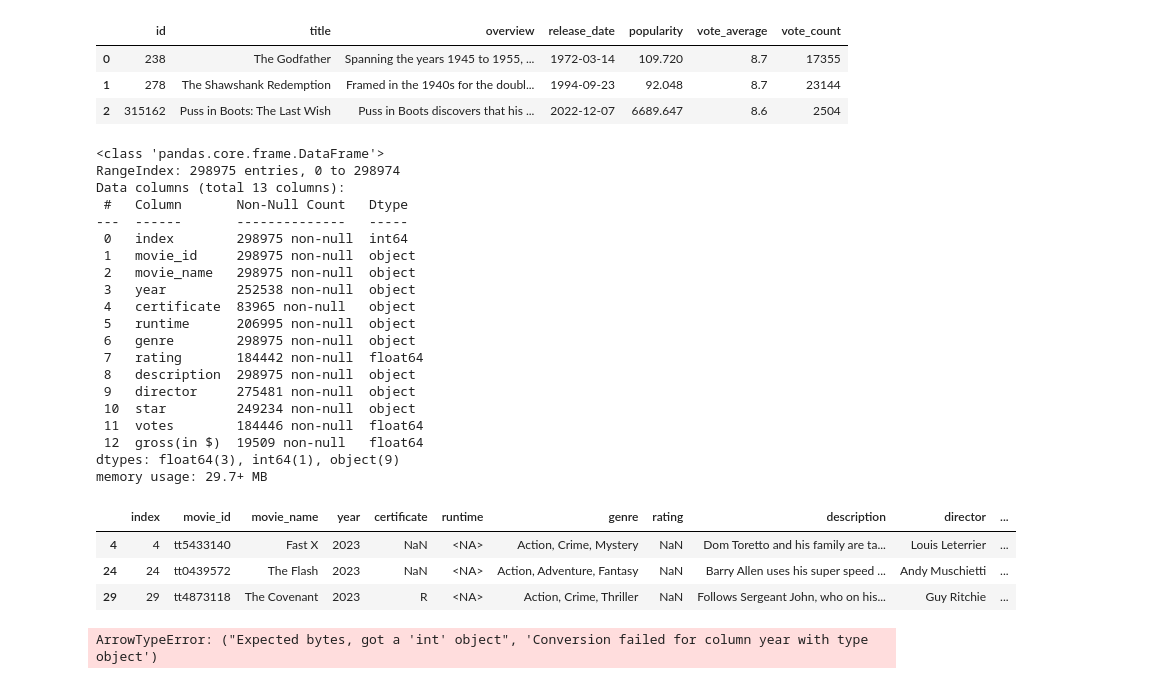
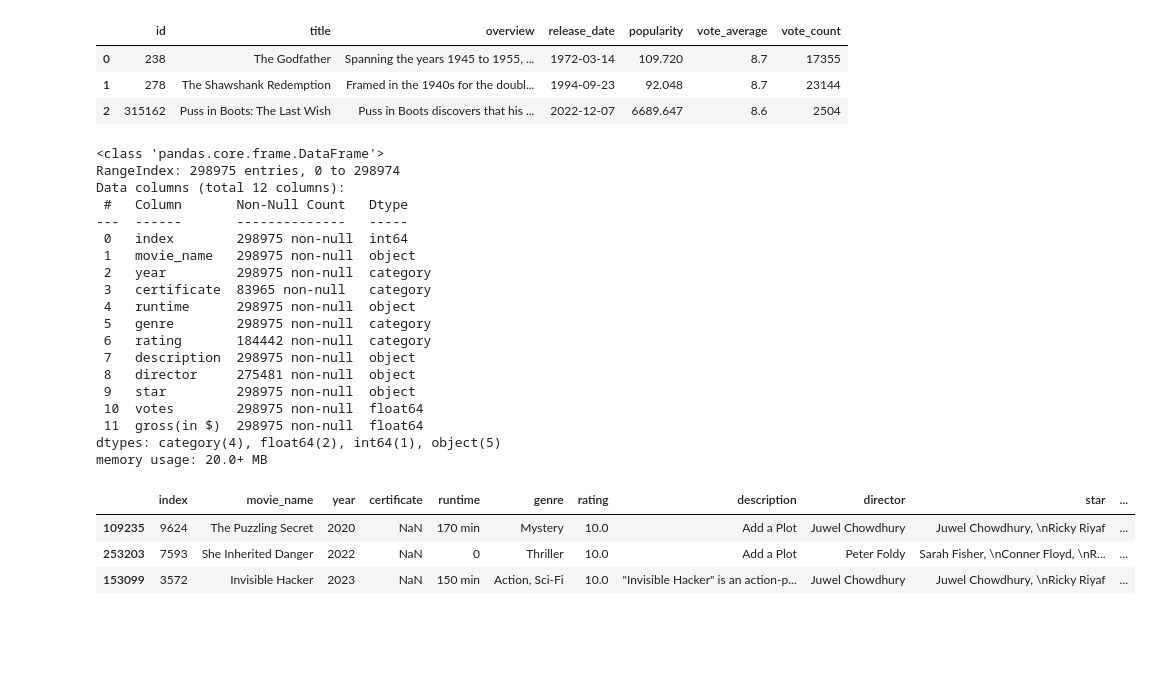
Before and after one commit to 1u1s4/INE_curso_pandas, a Jupyter notebook: Untitled-1.ipynb, the cells around one changed output. Saved outputs shown, nothing was run; the diff lists cells and outputs as text; code cells hidden in the pictures; blank space fills up the shorter version.

```diff
--- a/Untitled-1.ipynb
+++ b/Untitled-1.ipynb
@@ -251,7 +251,7 @@ df.nlargest(3, "vote_average")
 import os
 
 # Ruta del directorio que se va a buscar
-dir_path = 'C:/Users/laalvarado/Documents/GitHub/INE_curso_pandas/db/IMDb'
+dir_path = 'db/IMDb'
 
 # Lista para almacenar los nombres de los archivos CSV encontrados
 csv_files = []
@@ -266,45 +266,49 @@ csv_files_tuple = tuple(csv_files)
 # %%
 df = []
 for f in csv_files_tuple:
-    df_f = pd.read_csv(f, dtype={'runtime':'string'})
+    df_f = pd.read_csv(f)
     #df_f['runtime'] = df_f['runtime'].apply(lambda x: x.replace('min', ''))
-    df_f = df_f.drop(['director_id', 'star_id'], axis=1)
+    df_f = df_f.drop(['movie_id', 'director_id', 'star_id'], axis=1)
     df.append(df_f)
 df = pd.concat(df).reset_index()
+df['year'] = df['year'].fillna(0)
+df['runtime'] = df['runtime'].fillna(0)
+df['votes'] = df['votes'].fillna(0)
+df['gross(in $)'] = df['gross(in $)'].fillna(0)
+df['certificate'] = df['certificate'].fillna('No hay datos')
+df['star'] = df['star'].fillna('No hay datos')
+df['director'] = df['director'].fillna('No hay datos')
+df = df.astype(
+    dict.fromkeys(
+        ['year', 'certificate', 'genre', 'rating'],
+        'category'
+    ))
-# %%
-df = pd.read_csv('db/IMDb/action.csv')
 # %%
 df.info()
 # %% [output]
 <class 'pandas.core.frame.DataFrame'>
 RangeIndex: 298975 entries, 0 to 298974
-Data columns (total 13 columns):
+Data columns (total 12 columns):
  #   Column       Non-Null Count   Dtype
 ---  ------       --------------   -----
  0   index        298975 non-null  int64
- 1   movie_id     298975 non-null  object
- 2   movie_name   298975 non-null  object
- 3   year         252538 non-null  object
- 4   certificate  83965 non-null   object
- 5   runtime      206995 non-null  object
- 6   genre        298975 non-null  object
- 7   rating       184442 non-null  float64
- 8   description  298975 non-null  object
- 9   director     275481 non-null  object
- 10  star         249234 non-null  object
- 11  votes        184446 non-null  float64
- 12  gross(in $)  19509 non-null   float64
-dtypes: float64(3), int64(1), object(9)
-memory usage: 29.7+ MB
+ 1   movie_name   298975 non-null  object
+ 2   year         298975 non-null  category
+ 3   certificate  83965 non-null   category
+ 4   runtime      298975 non-null  object
+ 5   genre        298975 non-null  category
+ 6   rating       184442 non-null  category
+ 7   description  298975 non-null  object
+ 8   director     275481 non-null  object
+ 9   star         298975 non-null  object
+ 10  votes        298975 non-null  float64
+ 11  gross(in $)  298975 non-null  float64
+dtypes: category(4), float64(2), int64(1), object(5)
+memory usage: 20.0+ MB
-# %%
-d = df['runtime'].isnull()
-df[d].head(3)
-# %% [output]
-|  | index | movie_id | movie_name | year | certificate | runtime | genre | rating | description | director | ... |
-| 4 | 4 | tt5433140 | Fast X | 2023 | NaN | <NA> | Action, Crime, Mystery | NaN | Dom Toretto and his family are ta... | Louis Leterrier | ... |
-| 24 | 24 | tt0439572 | The Flash | 2023 | NaN | <NA> | Action, Adventure, Fantasy | NaN | Barry Allen uses his super speed ... | Andy Muschietti | ... |
-| 29 | 29 | tt4873118 | The Covenant | 2023 | R | <NA> | Action, Crime, Thriller | NaN | Follows Sergeant John, who on his... | Guy Ritchie | ... |
-# %%
-df = df.to_parquet("IMDb_db.parquet")
-# %% [output]
-ArrowTypeError: ("Expected bytes, got a 'int' object", 'Conversion failed for column year with type object')
+# %%
+df.sort_values('rating', ascending=False).head(3)
+# %% [output]
+|  | index | movie_name | year | certificate | runtime | genre | rating | description | director | star | ... |
+| 109235 | 9624 | The Puzzling Secret | 2020 | NaN | 170 min | Mystery | 10.0 | Add a Plot | Juwel Chowdhury | Juwel Chowdhury, \nRicky Riyaf | ... |
+| 253203 | 7593 | She Inherited Danger | 2022 | NaN | 0 | Thriller | 10.0 | Add a Plot | Peter Foldy | Sarah Fisher, \nConner Floyd, \nR... | ... |
+| 153099 | 3572 | Invisible Hacker | 2023 | NaN | 150 min | Action, Sci-Fi | 10.0 | "Invisible Hacker" is an action-p... | Juwel Chowdhury | Juwel Chowdhury, \nRicky Riyaf | ... |
```
